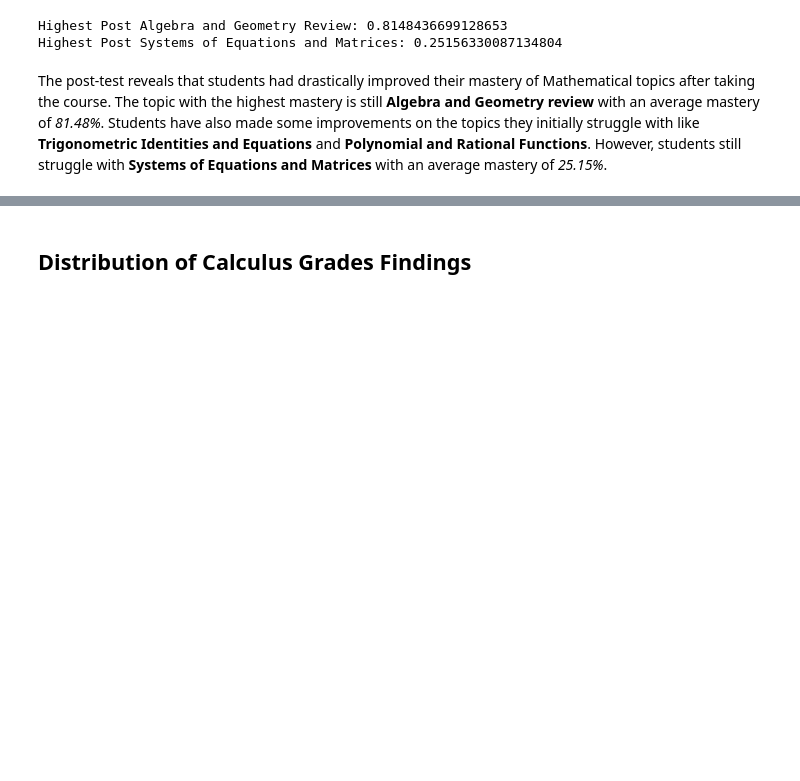
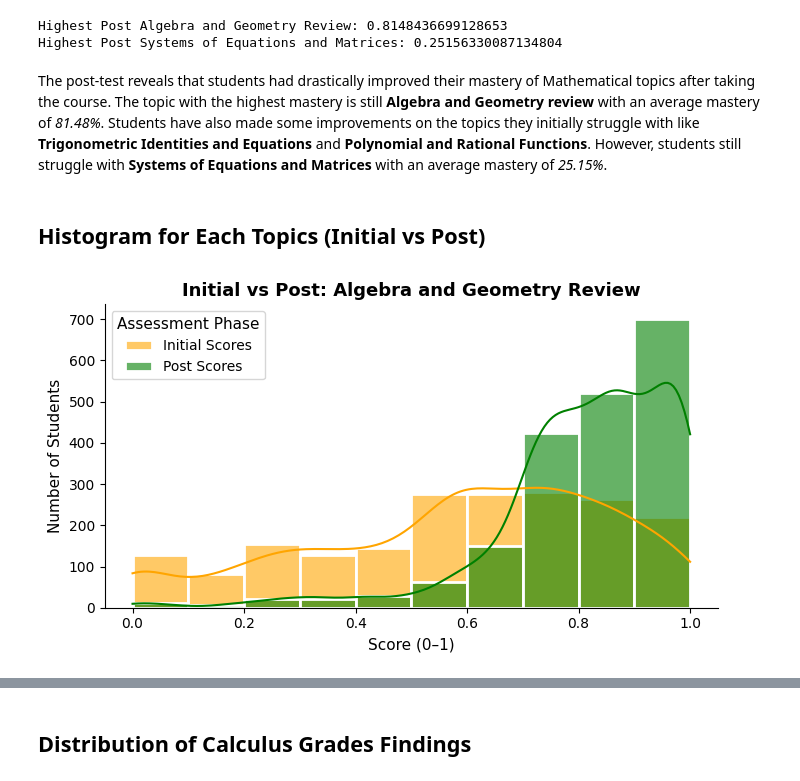
Before and after one commit to KaiserLycan/DSS-Project, a Jupyter notebook: Aleks + Calculus (Group 7).ipynb, the cells around one changed output, grey strips where cells are left out. Saved outputs shown, nothing was run; the diff lists cells and outputs as text; code cells hidden in the pictures; blank space fills up the shorter version.

```diff
--- a/Aleks + Calculus (Group 7).ipynb
+++ b/Aleks + Calculus (Group 7).ipynb
@@ -273,3 +273,29 @@ Highest Post Algebra and Geometry Review: 0.8148436699128653
 Highest Post Systems of Equations and Matrices: 0.25156330087134804
 # %% [markdown]
 The post-test reveals that students had drastically improved their mastery of Mathematical topics after taking the course. The topic with the highest mastery is still **Algebra and Geometry review** with an average mastery of *81.48%*. Students have also made some improvements on the topics they initially struggle with like **Trigonometric Identities and Equations** and **Polynomial and Rational Functions**. However, students still struggle with **Systems of Equations and Matrices** with an average mastery of *25.15%*.
+# %% [markdown]
+## Histogram for Each Topics (Initial vs Post)
+# %%
+# Algebra and Geometry Review
+plt.figure(figsize=(7, 4))
+
+sns.histplot(
+    df['Initial Algebra and Geometry Review'],
+    bins=10, kde=True, color="orange", label="Initial Scores", alpha=0.6,
+    edgecolor="white", linewidth=2
+)
+sns.histplot(
+    df['Post Algebra and Geometry Review'],
+    bins=10, kde=True, color="green", label="Post Scores", alpha=0.6,
+    edgecolor="white", linewidth=2
+)
+
+plt.legend(title="Assessment Phase", title_fontsize=11, fontsize=10)
+plt.title("Initial vs Post: Algebra and Geometry Review", fontsize=13, weight="bold")
+plt.xlabel("Score (0–1)", fontsize=11)
+plt.ylabel("Number of Students", fontsize=11)
+sns.despine()
+plt.tight_layout()
+plt.show()
+# %% [output]
+[figure, added]
```
Also changed, not shown: parts of 21 cells of this notebook, 1 other file.
